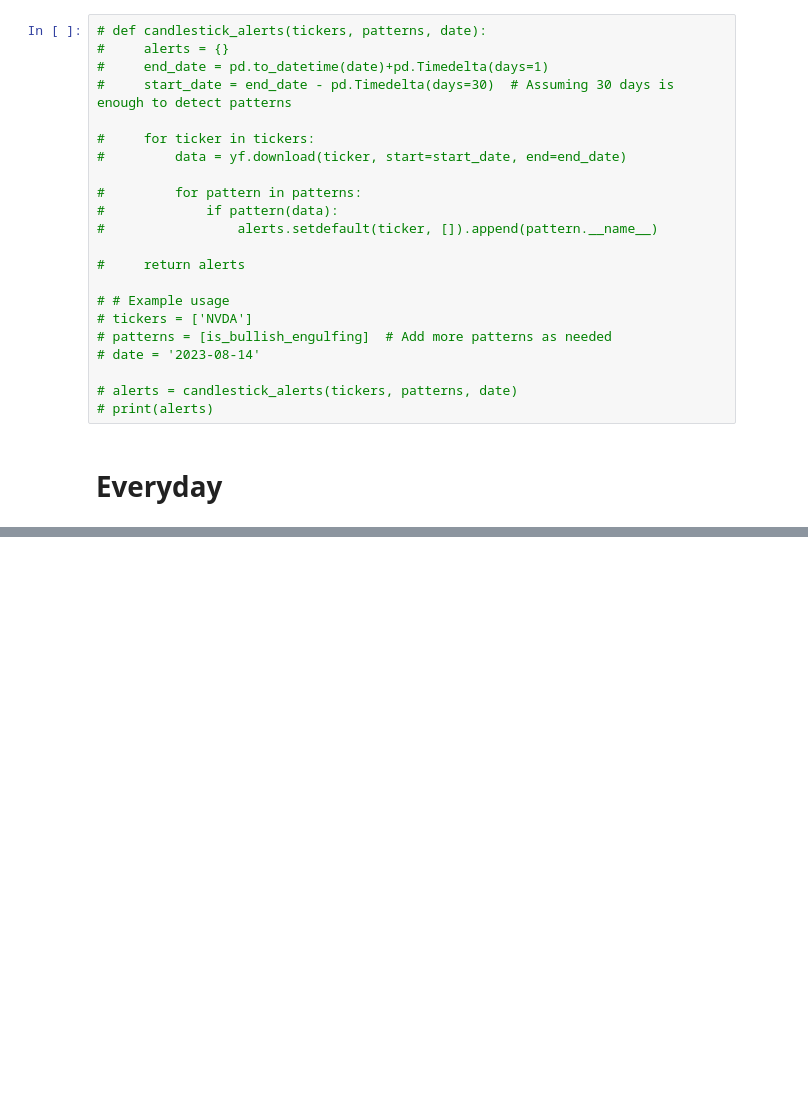
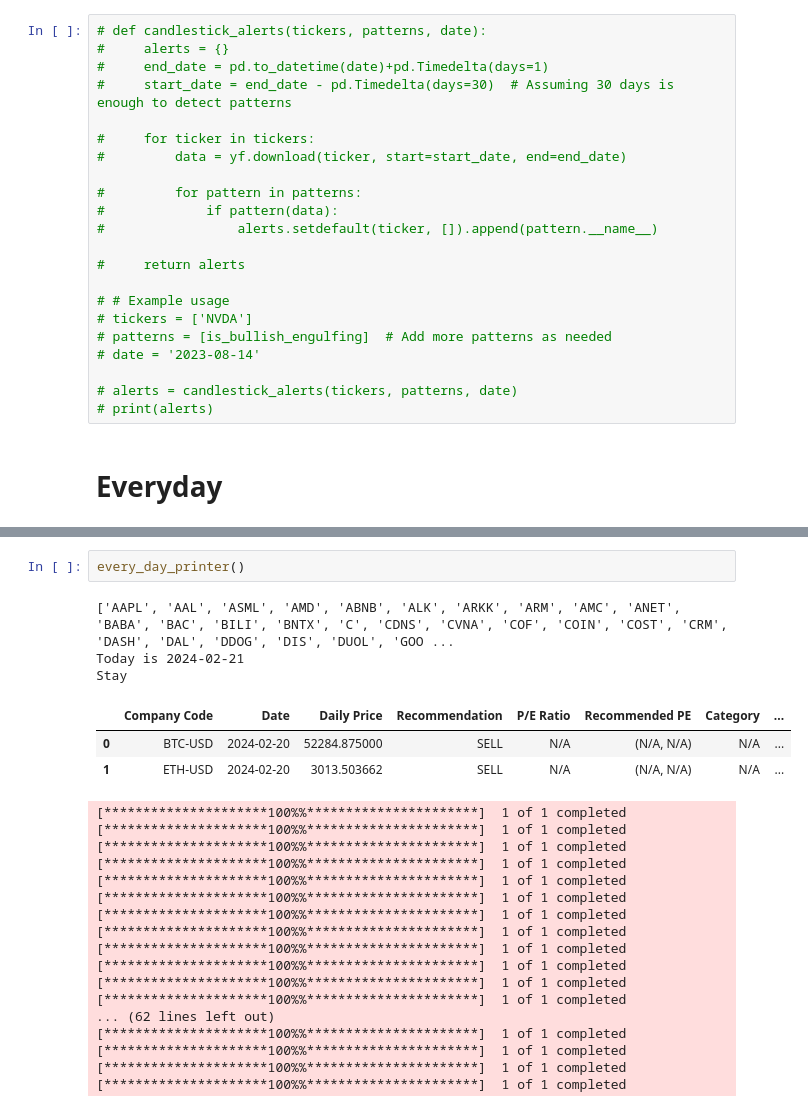
Before and after one commit to zhijiezh/stock-daily-check, a Jupyter notebook: test.ipynb, the cells around one changed output, grey strips where cells are left out. Cells and saved outputs as stored; diff of their text form; blank space fills up the shorter version.

```diff
--- a/test.ipynb
+++ b/test.ipynb
@@ -594,0 +665,26 @@ NVDA: Earnings on 2024-02-21 00:00:00
+# %%
+every_day_printer()
+# %% [output]
+['AAPL', 'AAL', 'ASML', 'AMD', 'ABNB', 'ALK', 'ARKK', 'ARM', 'AMC', 'ANET', 'BABA', 'BAC', 'BILI', 'BNTX', 'C', 'CDNS', 'CVNA', 'COF', 'COIN', 'COST', 'CRM', 'DASH', 'DAL', 'DDOG', 'DIS', 'DUOL', 'GOO ...
+Today is 2024-02-21
+Stay
+|  | Company Code | Date | Daily Price | Recommendation | P/E Ratio | Recommended PE | Category | ... |
+| 0 | BTC-USD | 2024-02-20 | 52284.875000 | SELL | N/A | (N/A, N/A) | N/A | ... |
+| 1 | ETH-USD | 2024-02-20 | 3013.503662 | SELL | N/A | (N/A, N/A) | N/A | ... |
+[*********************100%%**********************]  1 of 1 completed
+[*********************100%%**********************]  1 of 1 completed
+[*********************100%%**********************]  1 of 1 completed
+[*********************100%%**********************]  1 of 1 completed
+[*********************100%%**********************]  1 of 1 completed
+[*********************100%%**********************]  1 of 1 completed
+[*********************100%%**********************]  1 of 1 completed
+[*********************100%%**********************]  1 of 1 completed
+[*********************100%%**********************]  1 of 1 completed
+[*********************100%%**********************]  1 of 1 completed
+[*********************100%%**********************]  1 of 1 completed
+[*********************100%%**********************]  1 of 1 completed
+... (62 lines left out)
+[*********************100%%**********************]  1 of 1 completed
+[*********************100%%**********************]  1 of 1 completed
+[*********************100%%**********************]  1 of 1 completed
+[*********************100%%**********************]  1 of 1 completed
```
Also changed, not shown: parts of 4 cells of this notebook, 1 other file.
